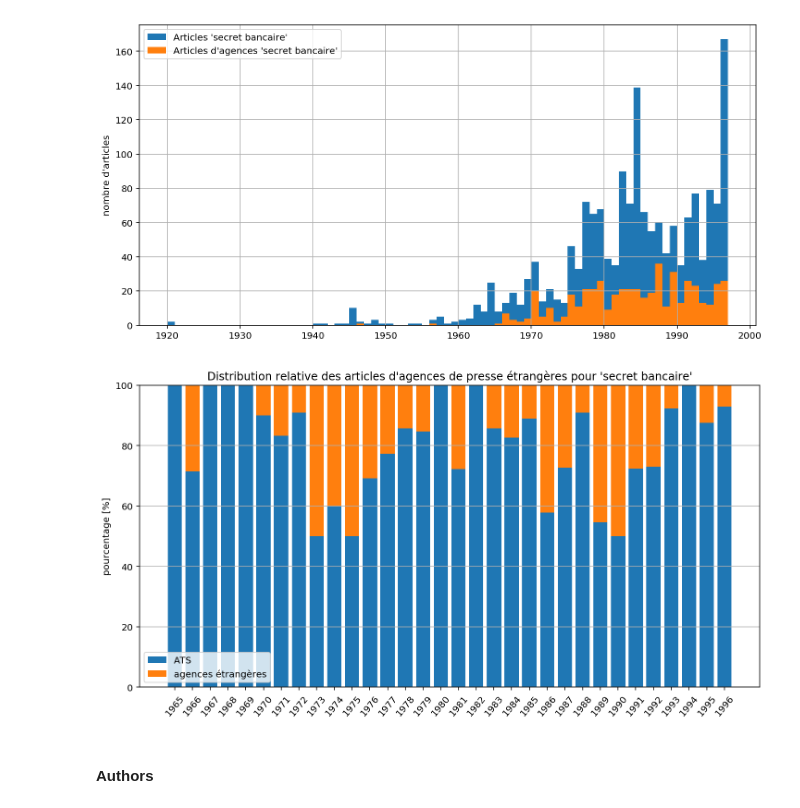
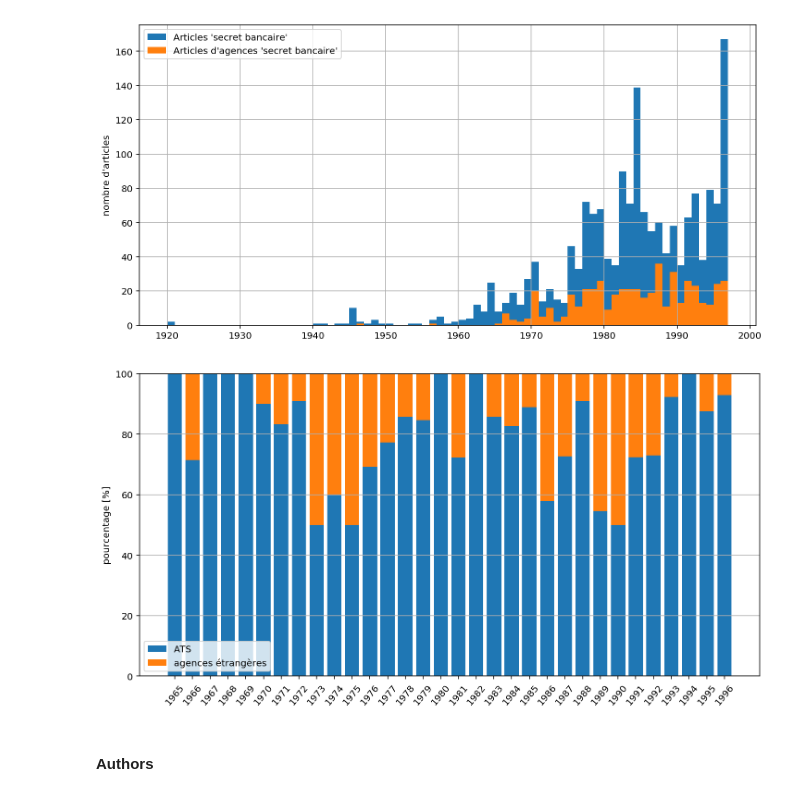
Before and after one commit to RomainMendez/Digital-Humanities-Project, a Jupyter notebook: src/author_analysis.ipynb, the cells around one changed output. Saved outputs shown, nothing was run; the diff lists cells and outputs as text; code cells hidden in the pictures.

Commit message:
Start to write analysis.

```diff
--- a/src/author_analysis.ipynb
+++ b/src/author_analysis.ipynb
@@ -107,37 +114,36 @@ plt.savefig("../rapport/analysis/angency_banking_hist.png", dpi=200);
 years = range(1965, 1998)
 
 ats_banking_series, _ = year_series(articles[ats_indexes & banking_indexes])
 for_banking_series, _ = year_series(articles[foreign_agency_indexes & banking_indexes])
 
 ats_banking_hist, _ = np.histogram(ats_banking_series, bins=years)
 for_banking_hist, _ = np.histogram(for_banking_series, bins=years)
 
-total = ats_banking_hist + afp_banking_hist
+total = ats_banking_hist + for_banking_hist
 ats_percentage = 100.0 * ats_banking_hist / total
 for_percentage = 100.0 * for_banking_hist / total
 
 plt.bar(
     np.array(years[:-1]),
     ats_percentage,
     label="ATS",
 )
 
 plt.bar(
     np.array(years[:-1]),
     for_percentage,
     bottom=ats_percentage,
     label="agences étrangères",
 )
 
-plt.title("Distribution relative des articles d'agences de presse étrangères pour 'secret bancaire'")
 plt.legend()
 plt.ylabel("pourcentage [%]")
 plt.grid(axis='y')
 
 plt.xticks(years[:-1], rotation=50)
-plt.savefig("../rapport/analysis/afp_ats_percentage.png", dpi=200);
+plt.savefig("../rapport/analysis/agency_percentage.png", dpi=200);
 # %% [output]
-[figure, old version]
+[figure, new version]
 # %% [markdown]
 #### Authors
 # %%
```
Also changed, not shown: parts of 2 cells of this notebook, 4 other files.
